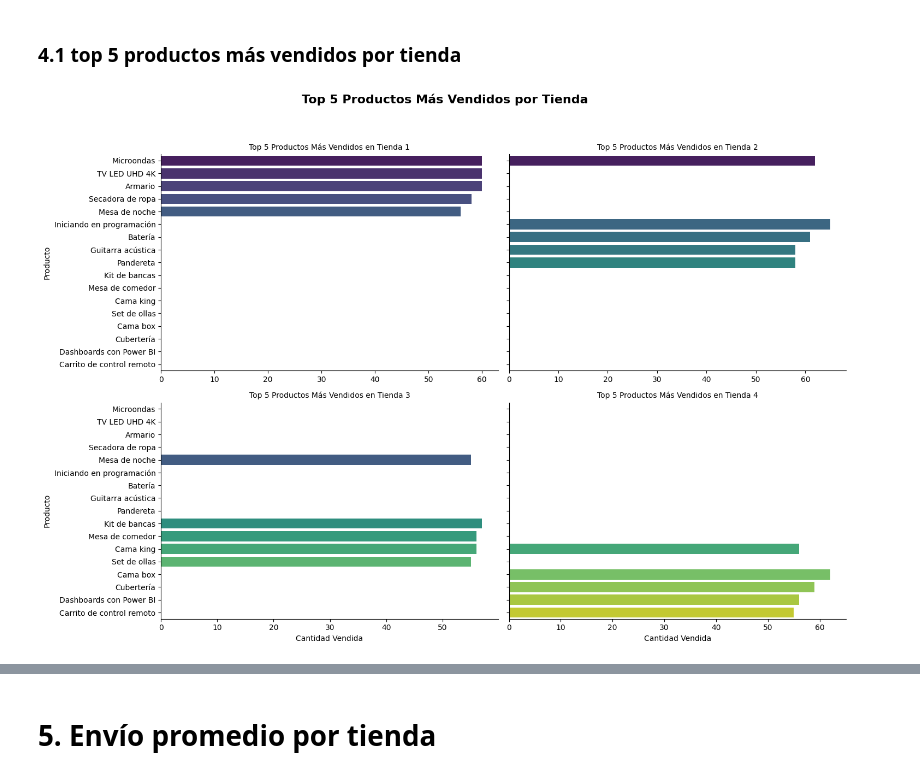
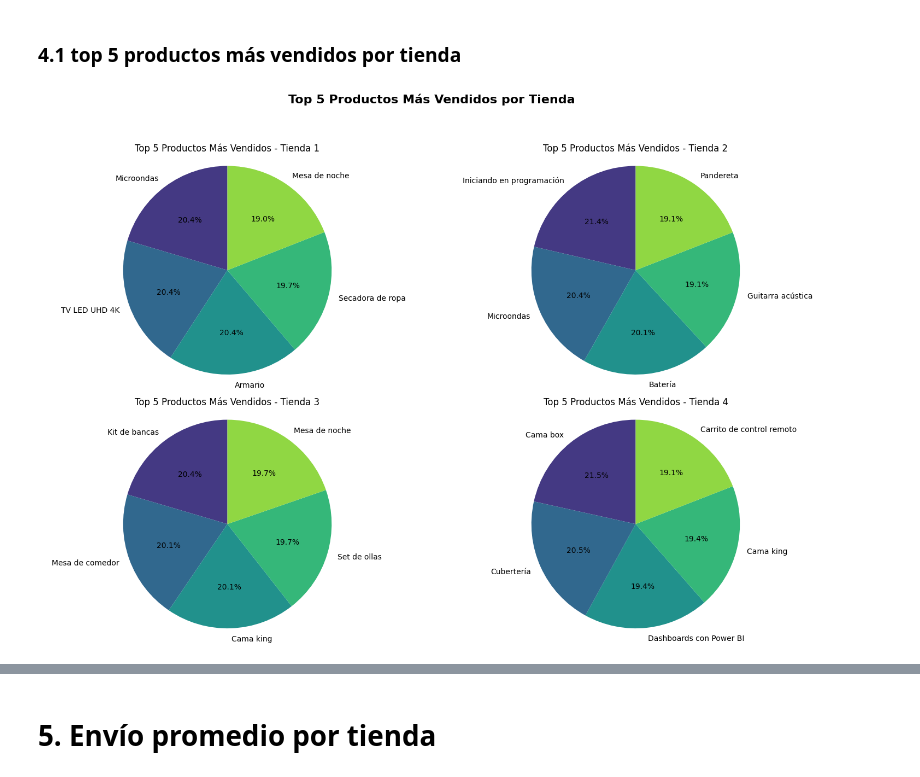
Before and after one commit to jfacabreran/Allura-Store, a Jupyter notebook: AluraStoreLatam.ipynb, the cells around one changed output, grey strips where cells are left out. Drawn from its saved outputs; the diff is of its cells as text; code cells hidden in the pictures.

Commit message:
fin del reto
se realizo el reto extra y un analisis mejor enfocado

```diff
--- a/AluraStoreLatam.ipynb
+++ b/AluraStoreLatam.ipynb
@@ -340,51 +327,47 @@ plt.show()
 # %% [markdown]
 ### 4.1 top 5 productos más vendidos por tienda
 # %%
+import matplotlib.pyplot as plt
+import seaborn as sns
+
 if 'df_total' not in locals():
     all_stores_df = []
     for nombre, df_store in dfs.items():
         df_temp = df_store.copy()
         df_temp['Tienda'] = nombre
         all_stores_df.append(df_temp)
     df_total = pd.concat(all_stores_df, ignore_index=True)
 
 # Obtener los top 5 productos más vendidos por tienda
 top_productos_por_tienda = []
 for nombre_tienda in df_total['Tienda'].unique():
     df_tienda = df_total[df_total['Tienda'] == nombre_tienda]
     top_productos = df_tienda['Producto'].value_counts().head(5).reset_index()
     top_productos.columns = ['Producto', 'Cantidad Vendida']
     top_productos['Tienda'] = nombre_tienda
     top_productos_por_tienda.append(top_productos)
 
 df_top_productos = pd.concat(top_productos_por_tienda, ignore_index=True)
 
-# Crear los gráficos de barras facetados para cada tienda
-g = sns.catplot(
-    data=df_top_productos,
-    x='Cantidad Vendida',
-    y='Producto',
-    hue='Producto', # Añadido para resolver FutureWarning y vincular color a producto
-    col='Tienda',
-    col_wrap=2, # Muestra 2 gráficos por fila
-    kind='bar',
-    palette='viridis',
-    height=5, # Altura de cada subplot
-    aspect=1.5, # Relación de aspecto de cada subplot
-    sharex=False, # Permite que cada gráfico tenga su propio eje x
-    legend=False # Desactivar la leyenda, ya que los productos están en el eje y
-)
+# Crear los gráficos de pastel facetados (uno por tienda)
+plt.figure(figsize=(15, 10)) # Ajusta el tamaño general de la figura
 
-# Añade títulos y etiquetas para mayor claridad
-g.set_axis_labels('Cantidad Vendida', 'Producto')
-g.set_titles('Top 5 Productos Más Vendidos en {col_name}')
+for i, nombre_tienda in enumerate(df_top_productos['Tienda'].unique()):
+    plt.subplot(2, 2, i + 1) # Crea subgráficos 2x2
+    df_tienda = df_top_productos[df_top_productos['Tienda'] == nombre_tienda]
+
+    # Generar el gráfico de pastel
+    plt.pie(df_tienda['Cantidad Vendida'],
+            labels=df_tienda['Producto'],
+            autopct='%1.1f%%', # Formato de porcentaje
+            startangle=90, # Ángulo de inicio
+            colors=sns.color_palette('viridis', len(df_tienda)))
+
+    plt.title(f'Top 5 Productos Más Vendidos - {nombre_tienda}', fontsize=12)
+    plt.axis('equal') # Asegura que el gráfico de pastel sea un círculo.
 
 plt.suptitle('Top 5 Productos Más Vendidos por Tienda', y=1.02, fontsize=16, fontweight='bold')
-
-# Mejora el diseño para evitar que las etiquetas se superpongan
-plt.tight_layout(rect=[0, 0, 1, 0.98])
-
-# Muestra el gráfico
+plt.tight_layout(rect=[0, 0, 1, 0.98]) # Ajusta el diseño para evitar superposiciones
 plt.show()
 # %% [output]
-[figure, old version]
+[figure, new version]
```
Also changed, not shown: parts of 34 cells of this notebook, 1 other file.
